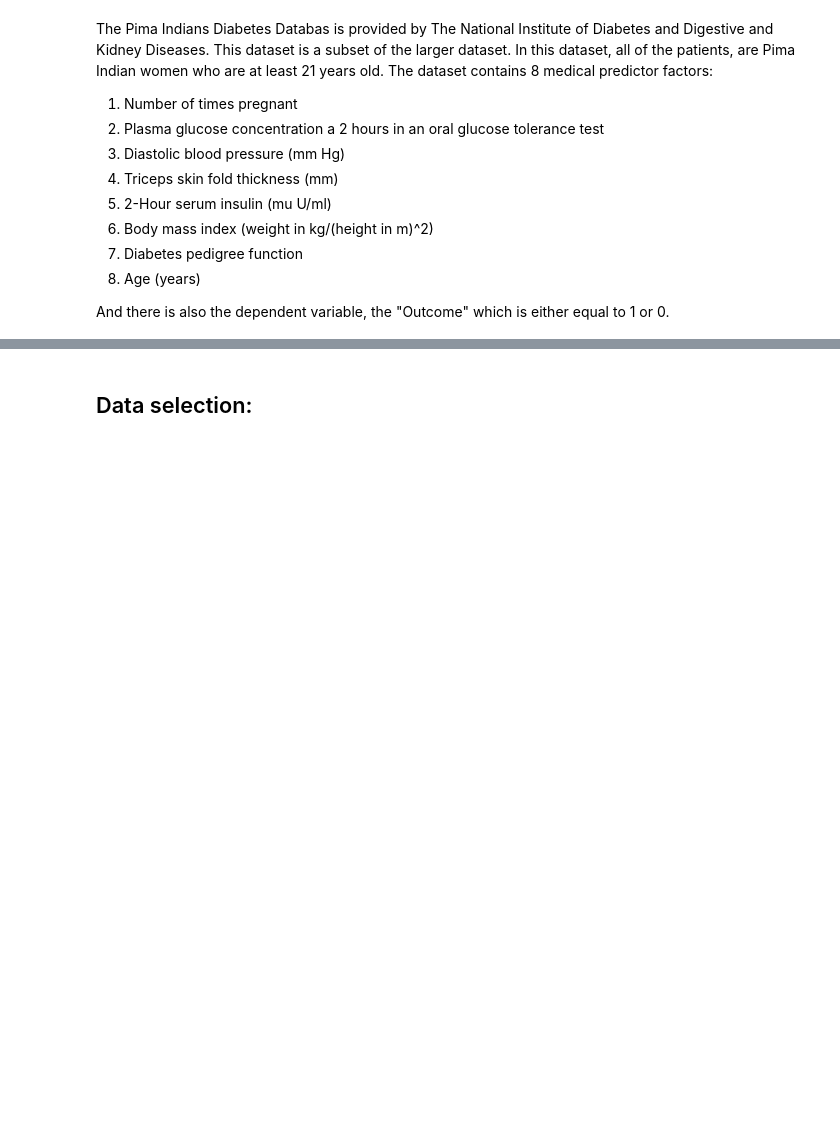
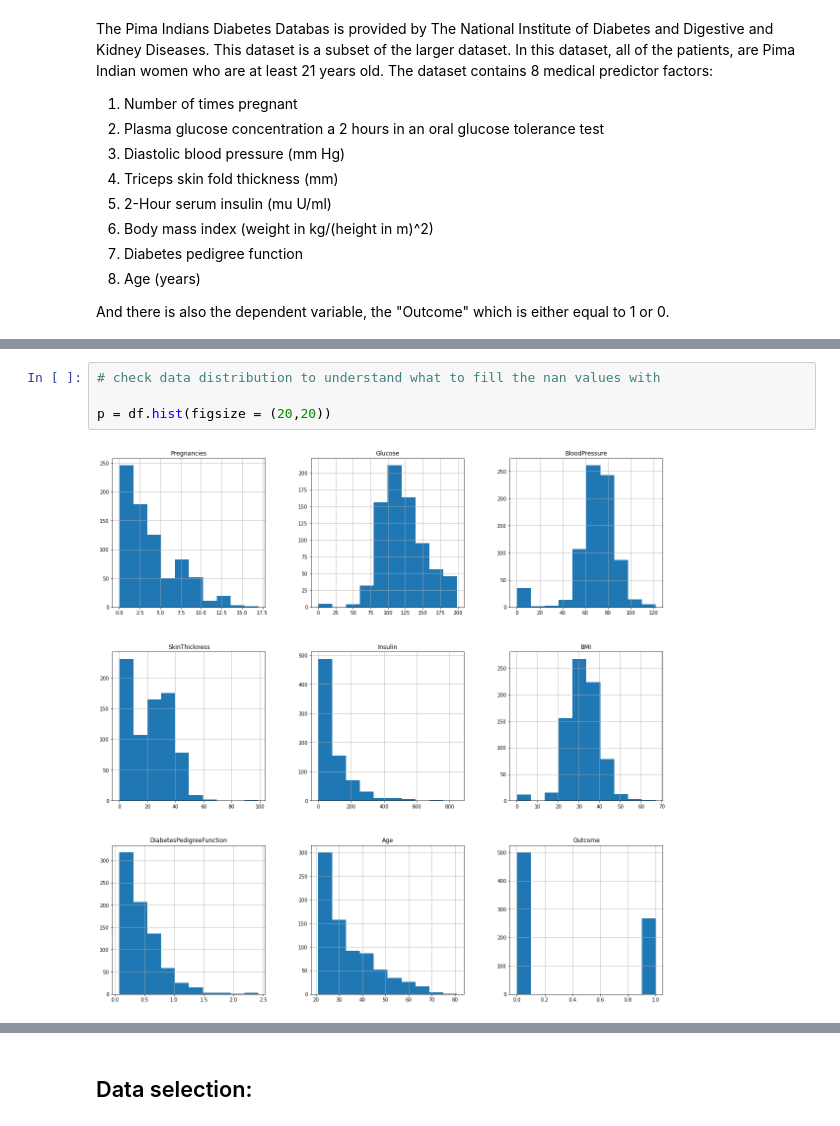
Before and after one commit to charafmrah/Pima-Indians-Diabetes-Dataset, a Jupyter notebook: Diabetes Classification-KNN-detailed.ipynb, the cells around one changed output, grey strips where cells are left out. Drawn from its saved outputs; the diff is of its cells as text; blank space fills up the shorter version.

```diff
--- a/Diabetes Classification-KNN-detailed.ipynb
+++ b/Diabetes Classification-KNN-detailed.ipynb
@@ -44,0 +70,6 @@ print(df.head())
+# %%
+# check data distribution to understand what to fill the nan values with
+
+p = df.hist(figsize = (20,20))
+# %% [output]
+[figure, added]
```
Also changed, not shown: parts of 5 cells of this notebook.
